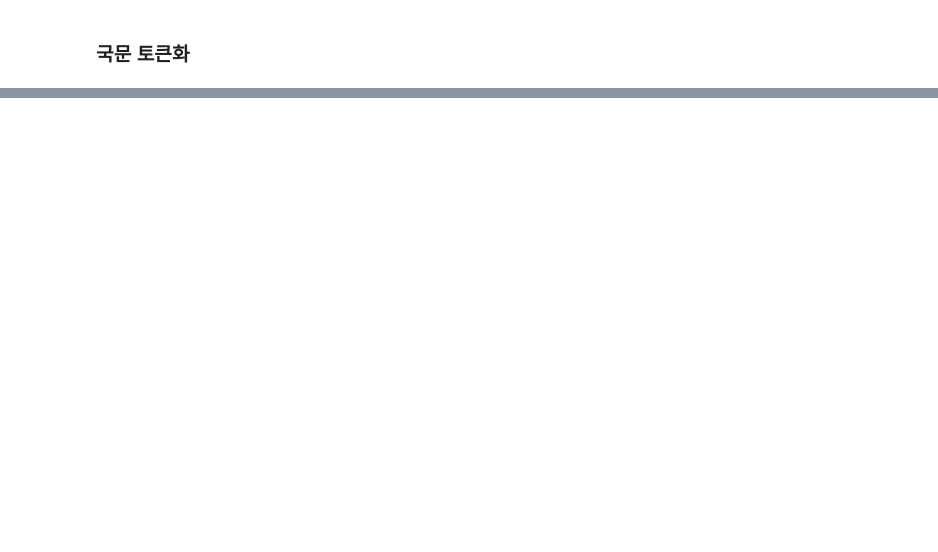
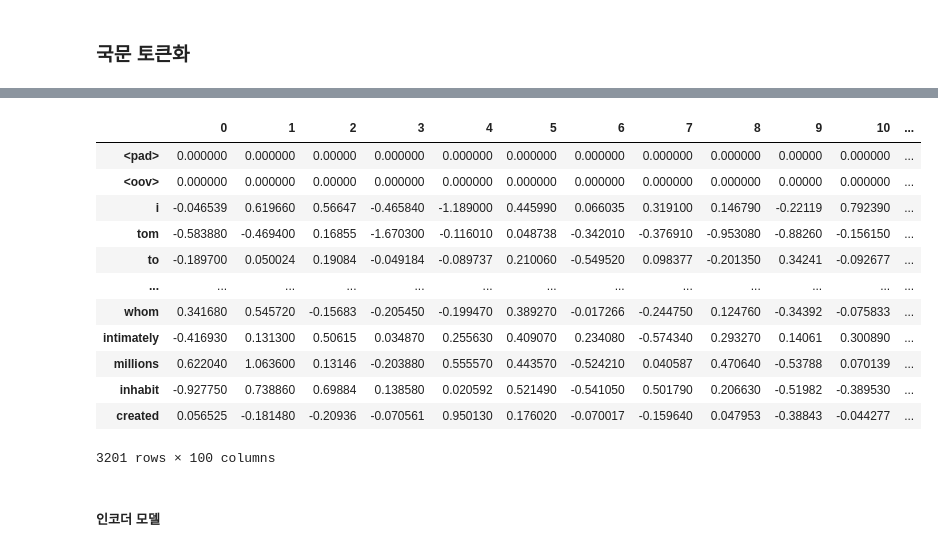
Before and after one commit to yugyeongh/encore_skn11, a Jupyter notebook: 07_nlp/07_seq2seq/01_seq2seq_translation.ipynb, the cells around one changed output, grey strips where cells are left out. Cells and saved outputs as stored; diff of their text form; code cells hidden in the pictures; blank space fills up the shorter version.

```diff
--- a/07_nlp/07_seq2seq/01_seq2seq_translation.ipynb
+++ b/07_nlp/07_seq2seq/01_seq2seq_translation.ipynb
@@ -127,0 +194,32 @@ kor_tokenizer.fit_on_texts(kor_input + kor_targets) # <sos>, <eos> 포함
+# %%
+import numpy as np
+
+def make_embedding_matrix(num_words, embedding_dim, tokenizer, file_path):
+    embedding_matrix = np.zeros((num_words+1, embedding_dim))   # 패딩 처리해서 전체 단어수보다 +1을 함
+    pretrained_embedding = {}
+
+    with open(file_path, 'r', encoding='utf-8') as f:
+        for line in f:
+            word, *vects = line.split()
+            vects = np.array(vects, dtype=np.float32)
+            pretrained_embedding[word] = vects
+
+        # 임베딩을 하기 위해 넣은 코드
+        for word, index in tokenizer.word_index.items():
+            vects_ = pretrained_embedding.get(word)
+
+            if vects_ is not None:
+                embedding_matrix[index] = vects_
+
+        return embedding_matrix
+# %%
+EMBEDDING_DIM = 100
+
+en_embedding_matrix = make_embedding_matrix(
+    eng_num_words,
+    EMBEDDING_DIM,
+    eng_tokenizer,
+    'glove.6B.100d.txt'
+)
+
+en_embedding_matrix.shape
@@ -127,0 +228,3 @@ kor_tokenizer.fit_on_texts(kor_input + kor_targets) # <sos>, <eos> 포함
+# %%
+eng_word_index = ['<pad>'] + list(eng_tokenizer.index_word.values())
+eng_word_index
@@ -127,0 +249,20 @@ kor_tokenizer.fit_on_texts(kor_input + kor_targets) # <sos>, <eos> 포함
+# %%
+import pandas as pd
+
+pd.DataFrame(en_embedding_matrix, index=eng_word_index)     # oov는 사전학습된 임베딩 모델이 없으니까 0
+# %% [output]
+|  | 0 | 1 | 2 | 3 | 4 | 5 | 6 | 7 | 8 | 9 | 10 | ... |
+| <pad> | 0.000000 | 0.000000 | 0.00000 | 0.000000 | 0.000000 | 0.000000 | 0.000000 | 0.000000 | 0.000000 | 0.00000 | 0.000000 | ... |
+| <oov> | 0.000000 | 0.000000 | 0.00000 | 0.000000 | 0.000000 | 0.000000 | 0.000000 | 0.000000 | 0.000000 | 0.00000 | 0.000000 | ... |
+| i | -0.046539 | 0.619660 | 0.56647 | -0.465840 | -1.189000 | 0.445990 | 0.066035 | 0.319100 | 0.146790 | -0.22119 | 0.792390 | ... |
+| tom | -0.583880 | -0.469400 | 0.16855 | -1.670300 | -0.116010 | 0.048738 | -0.342010 | -0.376910 | -0.953080 | -0.88260 | -0.156150 | ... |
+| to | -0.189700 | 0.050024 | 0.19084 | -0.049184 | -0.089737 | 0.210060 | -0.549520 | 0.098377 | -0.201350 | 0.34241 | -0.092677 | ... |
+| ... | ... | ... | ... | ... | ... | ... | ... | ... | ... | ... | ... | ... |
+| whom | 0.341680 | 0.545720 | -0.15683 | -0.205450 | -0.199470 | 0.389270 | -0.017266 | -0.244750 | 0.124760 | -0.34392 | -0.075833 | ... |
+| intimately | -0.416930 | 0.131300 | 0.50615 | 0.034870 | 0.255630 | 0.409070 | 0.234080 | -0.574340 | 0.293270 | 0.14061 | 0.300890 | ... |
+| millions | 0.622040 | 1.063600 | 0.13146 | -0.203880 | 0.555570 | 0.443570 | -0.524210 | 0.040587 | 0.470640 | -0.53788 | 0.070139 | ... |
+| inhabit | -0.927750 | 0.738860 | 0.69884 | 0.138580 | 0.020592 | 0.521490 | -0.541050 | 0.501790 | 0.206630 | -0.51982 | -0.389530 | ... |
+| created | 0.056525 | -0.181480 | -0.20936 | -0.070561 | 0.950130 | 0.176020 | -0.070017 | -0.159640 | 0.047953 | -0.38843 | -0.044277 | ... |
+3201 rows × 100 columns
+# %% [markdown]
+##### 인코더 모델
```
Also changed, not shown: parts of 30 cells of this notebook, 3 other files.
